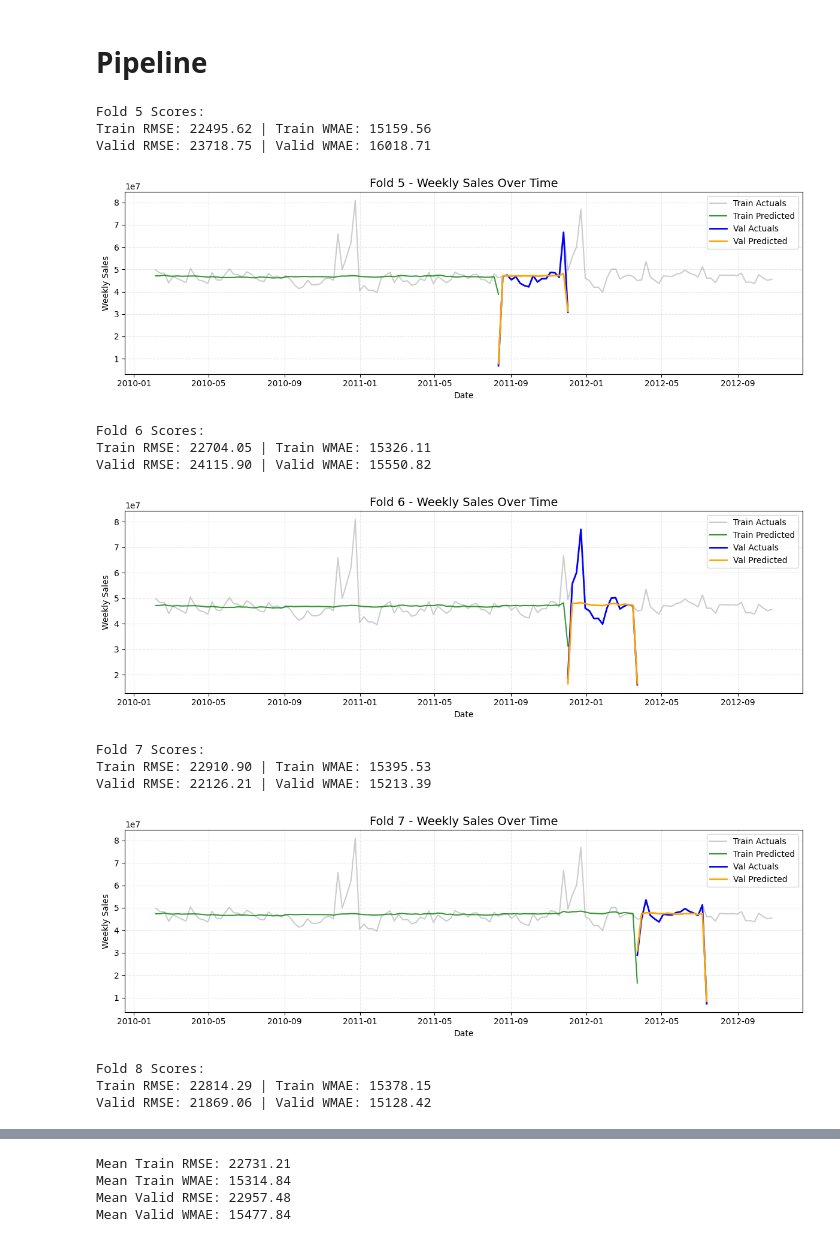
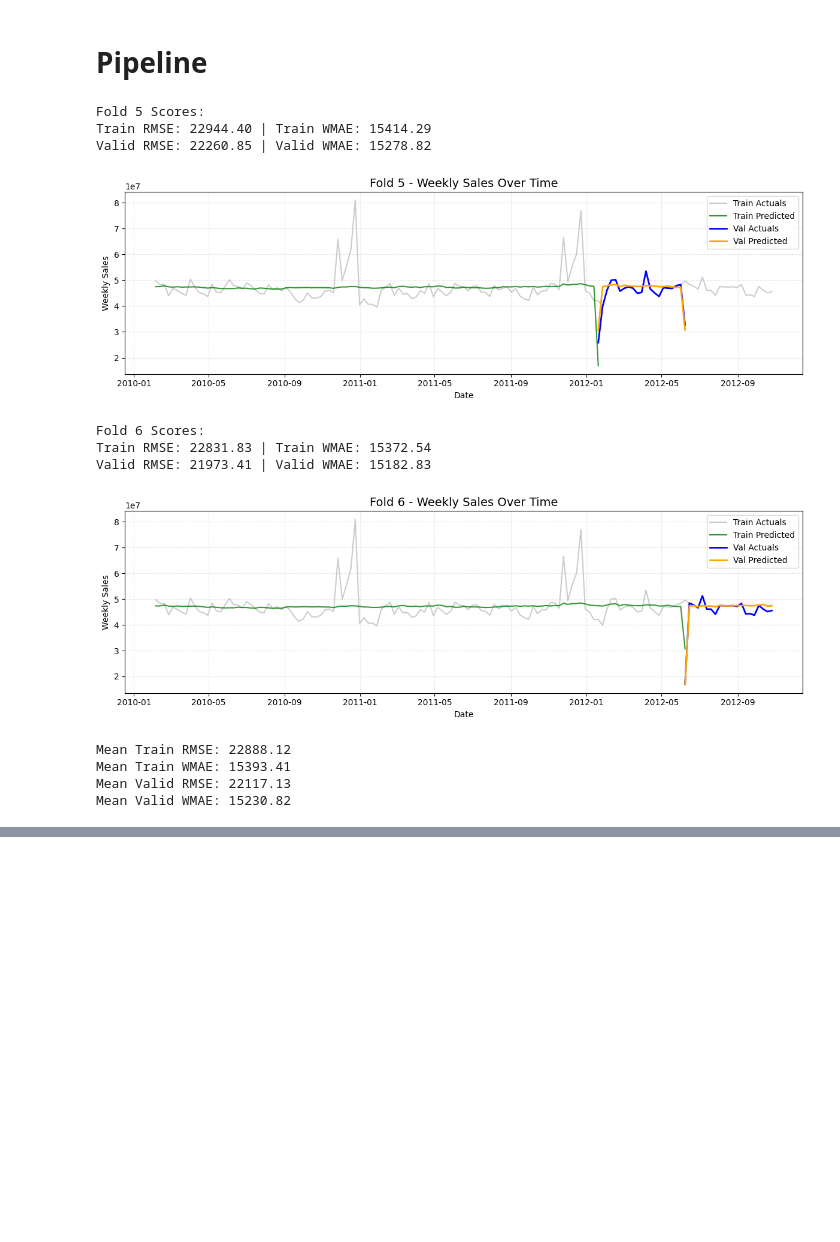
Before and after one commit to Givi-Modebadze/ML_Final_Project, a Jupyter notebook: experiments/Sarima_Regressor.ipynb, the cells around one changed output, grey strips where cells are left out. Cells and saved outputs as stored; diff of their text form; code cells hidden in the pictures; blank space fills up the shorter version.

```diff
--- a/experiments/Sarima_Regressor.ipynb
+++ b/experiments/Sarima_Regressor.ipynb
@@ -97 +86,14 @@ class Preprocessor(BaseEstimator, TransformerMixin):
         return X
+# %%
+from sklearn.base import BaseEstimator, TransformerMixin
+
+class FeatureSelector(BaseEstimator, TransformerMixin):
+    def __init__(self, columns_to_drop=None):
+        self.columns_to_drop = columns_to_drop or []
+
+    def fit(self, X, y=None):
+        return self
+
+    def transform(self, X):
+        X = X.copy()
+        return X.drop(columns=self.columns_to_drop, errors='ignore')
@@ -106,12 +184,11 @@ import matplotlib.pyplot as plt
 import seaborn as sns
 from sklearn.model_selection import TimeSeriesSplit
 from sklearn.metrics import mean_squared_error
-from sklearn.base import clone
 
 def cross_validation(pipeline, X, y, df_with_dates):
     from matplotlib.dates import DateFormatter
 
-    tscv = TimeSeriesSplit(n_splits=8)
+    tscv = TimeSeriesSplit(n_splits=6)
     rmse_scores = []
     wmae_scores = []
     train_rmse_scores = []
@@ -119,26 +196,19 @@ def cross_validation(pipeline, X, y, df_with_dates):
 
     for fold, (train_idx, val_idx) in enumerate(tscv.split(X)):
         if fold < 4:
-            continue
-
-        # Clone the pipeline to avoid the warning
-        pipeline_clone = clone(pipeline)
+          continue
 
         X_train, X_val = X.iloc[train_idx], X.iloc[val_idx]
         y_train, y_val = y.iloc[train_idx], y.iloc[val_idx]
 
-        # Fit the pipeline
-        pipeline_clone.fit(X_train, y_train)
+        pipeline.fit(X_train, y_train)
 
-        # Predictions
-        y_val_pred = pipeline_clone.predict(X_val)
-        y_train_pred = pipeline_clone.predict(X_train)
+        y_val_pred = pipeline.predict(X_val)
+        y_train_pred = pipeline.predict(X_train)
 
-        # RMSE
         val_rmse = np.sqrt(mean_squared_error(y_val, y_val_pred))
         train_rmse = np.sqrt(mean_squared_error(y_train, y_train_pred))
 
-        # WMAE
         val_is_holiday = df_with_dates.iloc[val_idx]['IsHoliday'].astype(int)
         train_is_holiday = df_with_dates.iloc[train_idx]['IsHoliday'].astype(int)
 
@@ -154,7 +224,6 @@ def cross_validation(pipeline, X, y, df_with_dates):
         train_rmse_scores.append(train_rmse)
         train_wmae_scores.append(train_wmae)
 
-        # --- Plotting ---
         df_all = pd.DataFrame({
             'Date': pd.to_datetime(df_with_dates['Date']),
             'y': y.values
@@ -175,16 +244,12 @@ def cross_validation(pipeline, X, y, df_with_dates):
 
         plt.figure(figsize=(12, 4))
 
-        # Train actuals
         plt.plot(df_all['Date'], df_all['y'], color='gray', label='Train Actuals', linewidth=1.5, alpha=0.4)
 
-        # Train predictions
         plt.plot(df_train['Date'], df_train['Predicted'], color='green', label='Train Predicted', linewidth=1.5, alpha=0.8)
 
-        # Validation actuals
         plt.plot(df_val['Date'], df_val['Actual'], color='blue', label='Val Actuals', linewidth=2)
 
-        # Validation predictions
         plt.plot(df_val['Date'], df_val['Predicted'], color='orange', label='Val Predicted', linewidth=2)
 
         plt.title(f'Fold {fold + 1} - Weekly Sales Over Time', fontsize=14)
@@ -195,7 +260,6 @@ def cross_validation(pipeline, X, y, df_with_dates):
         plt.tight_layout()
         plt.show()
 
-    # --- Averages ---
     print(f"\nMean Train RMSE: {np.mean(train_rmse_scores):.2f}")
     print(f"Mean Train WMAE: {np.mean(train_wmae_scores):.2f}")
     print(f"Mean Valid RMSE: {np.mean(rmse_scores):.2f}")
@@ -269,29 +333,30 @@ class SARIMARegressor(BaseEstimator, RegressorMixin):
 # %%
 from sklearn.pipeline import Pipeline
 from xgboost import XGBRegressor
 
 preprocessor = Preprocessor()
-model = SARIMARegressor()
+feature_selection = FeatureSelector(columns_to_drop=['IsHoliday'])
+feature_engineer = FeatureEngineer()
+model = SARIMARegressor(order=(5,0,5))
 
 pipeline = Pipeline([
+    ('feature_engineer', feature_engineer),
     ('preprocessor', preprocessor),
+    ('feature selection', feature_selection),
     ('model', model)
 ])
 
 cross_validation(pipeline, X, y, df)
 # %% [output]
 Fold 5 Scores:
-Train RMSE: 22495.62 | Train WMAE: 15159.56
-Valid RMSE: 23718.75 | Valid WMAE: 16018.71
+Train RMSE: 22944.40 | Train WMAE: 15414.29
+Valid RMSE: 22260.85 | Valid WMAE: 15278.82
-[figure, old version]
+[figure, new version]
 Fold 6 Scores:
-Train RMSE: 22704.05 | Train WMAE: 15326.11
-Valid RMSE: 24115.90 | Valid WMAE: 15550.82
+Train RMSE: 22831.83 | Train WMAE: 15372.54
+Valid RMSE: 21973.41 | Valid WMAE: 15182.83
-[figure, old version]
+[figure, new version]
-Fold 7 Scores:
-Train RMSE: 22910.90 | Train WMAE: 15395.53
-Valid RMSE: 22126.21 | Valid WMAE: 15213.39
+Mean Train RMSE: 22888.12
+Mean Train WMAE: 15393.41
+Mean Valid RMSE: 22117.13
+Mean Valid WMAE: 15230.82
-[figure, removed]
-Fold 8 Scores:
-Train RMSE: 22814.29 | Train WMAE: 15378.15
-Valid RMSE: 21869.06 | Valid WMAE: 15128.42
@@ -299,4 +362,0 @@ Valid RMSE: 21869.06 | Valid WMAE: 15128.42
-Mean Train RMSE: 22731.21
-Mean Train WMAE: 15314.84
-Mean Valid RMSE: 22957.48
-Mean Valid WMAE: 15477.84
```
Also changed, not shown: parts of 8 cells of this notebook.
